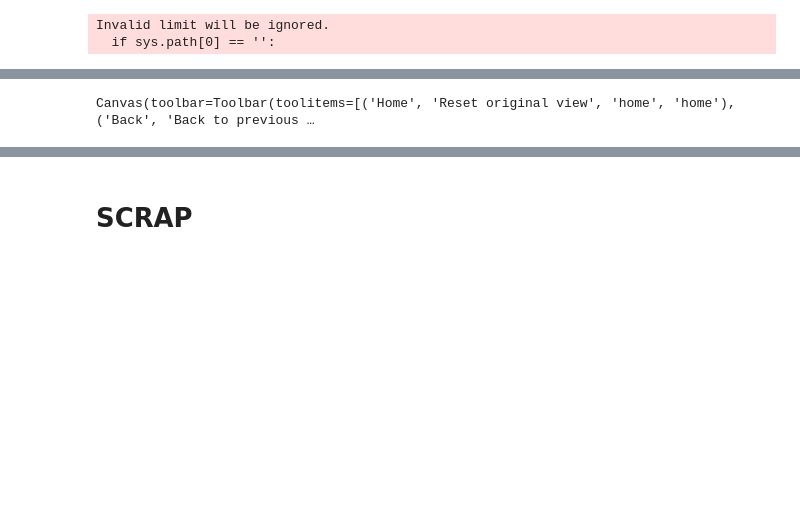
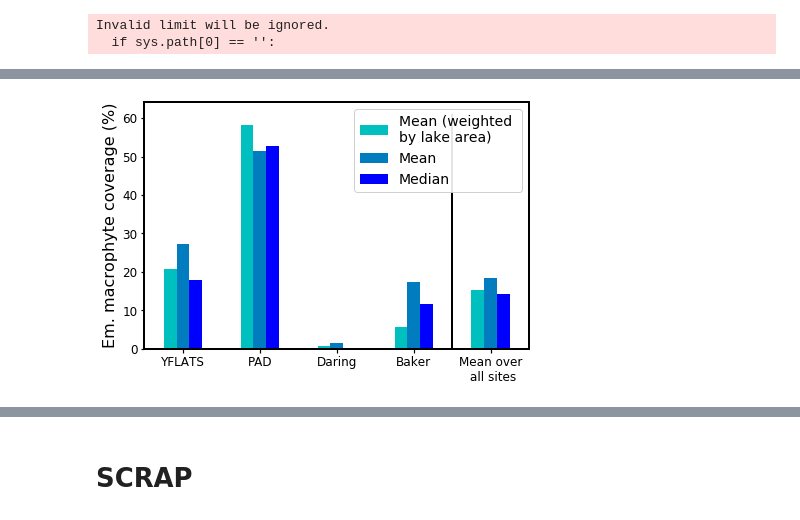
Before and after one commit to ekcomputer/random-wetlands, a Jupyter notebook: analysis/lake-histogram-by-area-etc.ipynb, the cells around one changed output, grey strips where cells are left out. Cells and saved outputs as stored; diff of their text form; code cells hidden in the pictures; blank space fills up the shorter version.

```diff
--- a/analysis/lake-histogram-by-area-etc.ipynb
+++ b/analysis/lake-histogram-by-area-etc.ipynb
@@ -588,41 +819,39 @@ display(lakes_mean_df)
 # %%
-## Plot 4: Mean EM comparison
-%matplotlib widget
+## Plot 4: Mean EM comparison with summary data
+%matplotlib inline
 
 # ## colors
 # from cycler import cycler
 # color_cycle = cycler(c=['r', 'g', 'b'])
 
 fig4, ax4 = plt.subplots(constrained_layout=True) # constrained_layout is now default for presentation
 # bar_heights=np.vstack((lakes_mean_df.em_weight_avg, lakes_mean_df.em_fractio))
 # ax4.bar(np.arange(4), bar_heights, alpha=0.4, color='g')
-lakes_mean_df_mean = pd.DataFrame(np.average(lakes_mean_df, weights=lakes_mean_df.Count, axis=0)).T # Create data frame  with weighted average of all values, weighted by count of lakes
-lakes_mean_df_mean.columns=lakes_mean_df.columns
-lakes_mean_df_append = lakes_mean_df.append(lakes_mean_df_mean)
-lakes_mean_df_append[['em_weight_avg', 'em_fractio', 'em_median']].plot.bar(ax=ax4, color = ['c', '#017CBF', 'b'])
+
+lakes_mean_df_all12_summary_append.iloc[[3,2,1,0,7], ][['em_weight_avg', 'em_fractio', 'em_median']].plot.bar(ax=ax4, color = ['c', '#017CBF', 'b'])
 # ax4.set_xlabel('Area ($km^2$)')
 # ax4.set_ytick_labels([1,2])
 # plt.setp(ax4.get_yticklabels(),labels=[1])
 plt.gca().set_yticklabels([0,10,20,30,40,50,60]) # Sloopy fix!
 ax4.set_xticks(np.arange(5))
 labels=[label.split(' ')[0] for label in lakes_labels]
-labels.append('All')
+labels.append('Mean over\n all sites')
 ax4.set_xticklabels(labels, rotation=0)
-ax4.set_ylabel('Emergent macrophyte coverage (%)')
+ax4.set_ylabel('Em. macrophyte coverage (%)')
+
+## legend
+ax4.legend(['Mean (weighted \nby lake area)','Mean','Median'])
 
 ## set ylim
-ax4.set_ylim(ylims)
-
-## legend
-ax4.legend(['Weighted mean','Mean','Median'])
+ylims=ax4.get_ylim()
+# ax4.set_ylim(ylims)
 
 ## add separator line
-ylims=ax4.get_ylim()
 ax4.vlines(3.5, 0, ylims[1], linewidth = [plt.rcParams['axes.linewidth']])
 
 ## Save
-figname=os.path.join(fig_dir, 'EM-mean-by-region-min250-max34')
+figname=os.path.join(fig_dir, 'EM-mean-by-region-summary-min250-max34')
 fig4.savefig(figname + '.jpg', dpi=300)
 fig4.savefig(figname + '.pdf', dpi=300)
 # %% [output]
-Canvas(toolbar=Toolbar(toolitems=[('Home', 'Reset original view', 'home', 'home'), ('Back', 'Back to previous …
+[figure, added]
```
Also changed, not shown: parts of 28 cells of this notebook.
